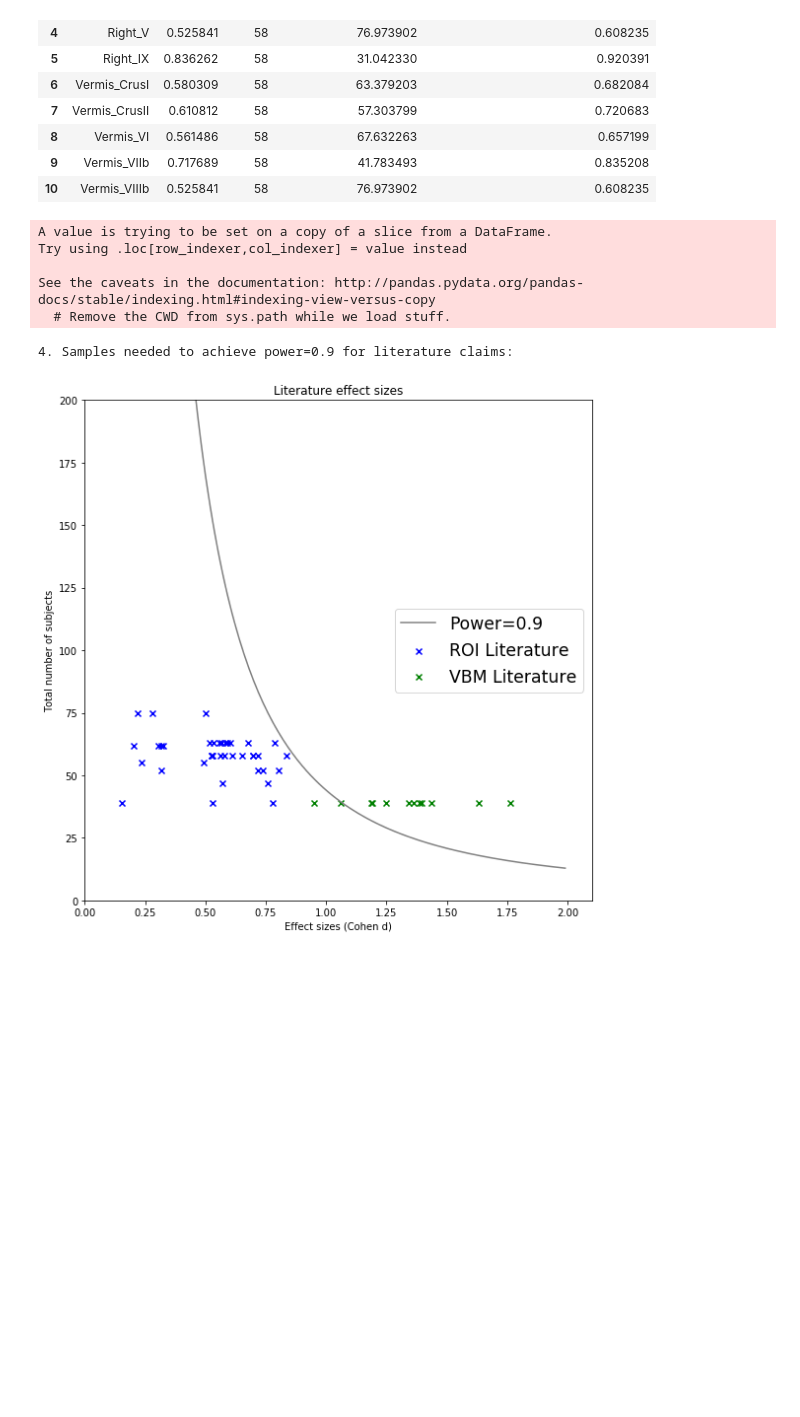
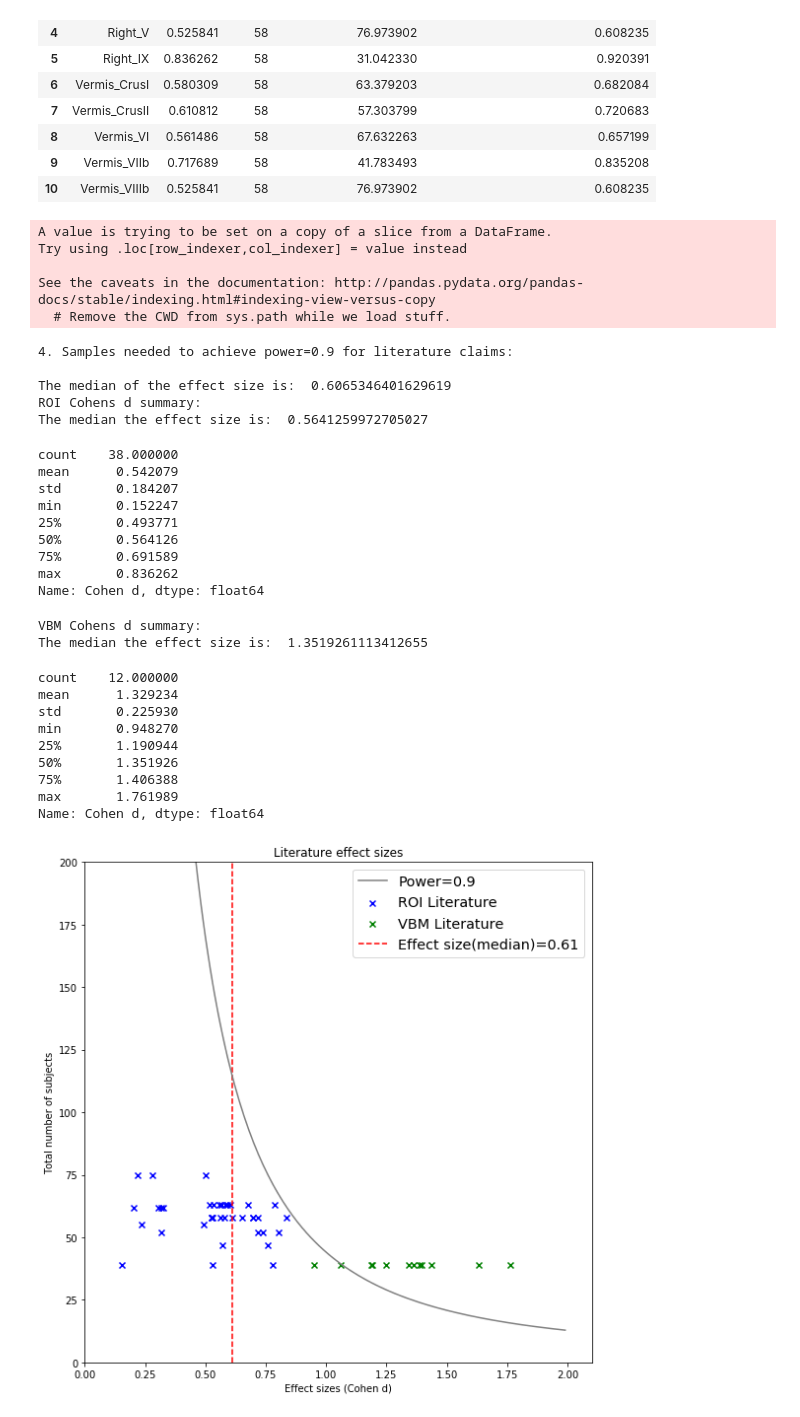
Before and after one commit to Vincent-wq/Replicability-of-PD-ICA, a Jupyter notebook: codes/devel/cerebellum_confounder/0_power_analysis.ipynb, the cells around one changed output. Saved outputs shown, nothing was run; the diff lists cells and outputs as text; code cells hidden in the pictures; blank space fills up the shorter version.

Commit message:
power analysis updated.

```diff
--- a/codes/devel/cerebellum_confounder/0_power_analysis.ipynb
+++ b/codes/devel/cerebellum_confounder/0_power_analysis.ipynb
@@ -555,37 +535,74 @@ Name: Cohen d, dtype: float64
 | 9 | Vermis_VIIb | 0.717689 | 58 | 41.783493 | 0.835208 |
 | 10 | Vermis_VIIIb | 0.525841 | 58 | 76.973902 | 0.608235 |
 # %%
-# Number of samples needed to detect the empirical effect sizes with power of 0.9; and actrual sample sizes.
+###### Number of samples needed to detect the empirical effect sizes with power of 0.9; and actrual sample sizes.
 cohend_lit  = array(array(range(30,200))/100)
-
+# pool data
 pd_roi_lit=pd.concat([p3_g_head_df[['Cohen d','total n']][3:], p3_g_arm_df[['Cohen d','total n']][3:],
                       p7_arm_et_df[['Cohen d','total n']],p7_head_et_df[['Cohen d','total n']],
                       p5_g_et_df[['Cohen d','total n']],p5_g_cere_df[['Cohen d','total n']],
                       p6_head_et_df[['Cohen d','total n']],p6_voice_et_df[['Cohen d','total n']] ], ignore_index=True)
+
 pd_roi_lit['Cohen d']=abs(pd_roi_lit['Cohen d']);
-
 pd_vbm_lit=p1_df[['Cohen d','total n']]; pd_vbm_lit['Cohen d']=abs(pd_vbm_lit['Cohen d']);
 
+pd_lit=pd.concat([pd_roi_lit, pd_vbm_lit]);
+es_lit=round(pd_lit['Cohen d'].median(),2);
+
+# report
 #n_needed_1=[ power.tt_ind_solve_power(effect_size=x, alpha=alpha_expected, power=power_expected, alternative='larger') for x in cohend_lit];
 n_needed_2=[ 2*power.tt_ind_solve_power(effect_size=x, alpha=alpha_expected, power=power_expected) for x in cohend_lit];
+print('4. Samples needed to achieve power='+str(power_expected)+' for literature claims: \n')
+print('The median of the effect size is: ', pd_lit['Cohen d'].median())
+print('ROI Cohens d summary:')
+print('The median the effect size is: ', pd_roi_lit['Cohen d'].median())
+display(pd_roi_lit['Cohen d'].describe())
+print('VBM Cohens d summary:')
+print('The median the effect size is: ', pd_vbm_lit['Cohen d'].median())
+display(pd_vbm_lit['Cohen d'].describe())
 
-print('4. Samples needed to achieve power='+str(power_expected)+' for literature claims: \n')
+
 fig, ax = plt.subplots(figsize=(8, 8))
 #ax.plot(cohend_lit,n_needed_1,'b')
 ax.plot(cohend_lit,n_needed_2,'gray')
 ax.scatter(pd_roi_lit['Cohen d'], pd_roi_lit['total n'], c='b', marker='x')
 ax.scatter(pd_vbm_lit['Cohen d'], pd_vbm_lit['total n'], c='g', marker='x')
+plt.vlines(es_lit, ymin=0, ymax=500, colors='r', linestyles='--', label='power=0.9')
 ax.set_xlim([0,2.1]); ax.set_ylim([0,200]);
 ax.set_xlabel('Effect sizes (Cohen d)')
 ax.set_ylabel('Total number of subjects')
 ax.set_title(r'Literature effect sizes')
-ax.legend(['Power='+str(power_expected),'ROI Literature','VBM Literature'], loc='right',fontsize='xx-large')
+ax.legend(['Power='+str(power_expected),'ROI Literature','VBM Literature', 'Effect size(median)=0.61'], loc='upper right',fontsize='x-large')
 plt.tight_layout()
 # %% [output]
 A value is trying to be set on a copy of a slice from a DataFrame.
 Try using .loc[row_indexer,col_indexer] = value instead
 
 See the caveats in the documentation: http://pandas.pydata.org/pandas-docs/stable/indexing.html#indexing-view-versus-copy
   # Remove the CWD from sys.path while we load stuff.
 4. Samples needed to achieve power=0.9 for literature claims:
+
+The median of the effect size is:  0.6065346401629619
+ROI Cohens d summary:
+The median the effect size is:  0.5641259972705027
+count    38.000000
+mean      0.542079
+std       0.184207
+min       0.152247
+25%       0.493771
+50%       0.564126
+75%       0.691589
+max       0.836262
+Name: Cohen d, dtype: float64
+VBM Cohens d summary:
+The median the effect size is:  1.3519261113412655
+count    12.000000
+mean      1.329234
+std       0.225930
+min       0.948270
+25%       1.190944
+50%       1.351926
+75%       1.406388
+max       1.761989
+Name: Cohen d, dtype: float64
-[figure, old version]
+[figure, new version]
```
Also changed, not shown: parts of 3 cells of this notebook, 1 other file.
